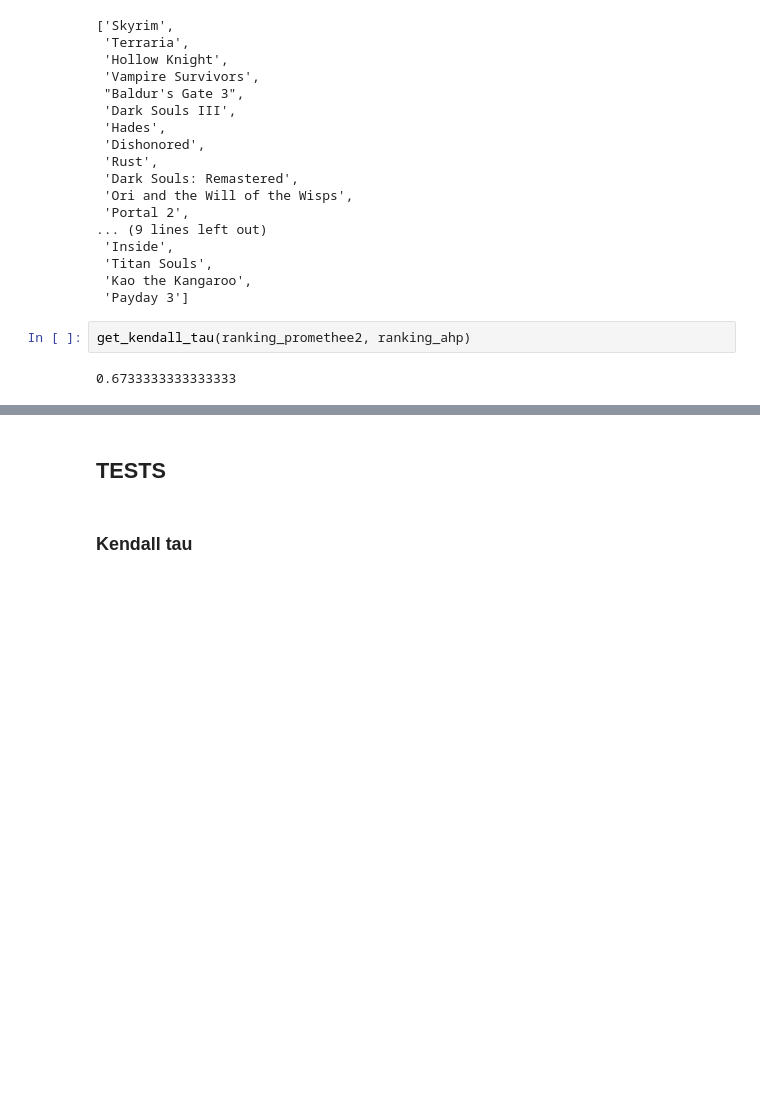
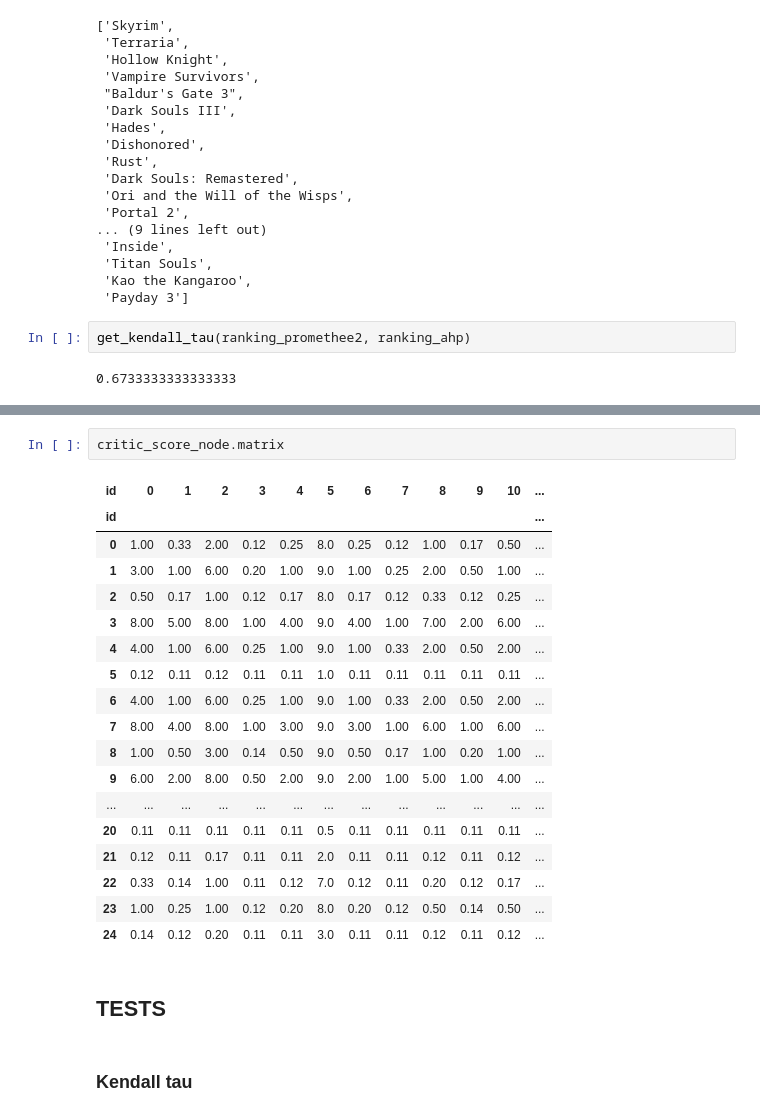
Before and after one commit to MatTheTab/Decision_Analysis, a Jupyter notebook: Project_2/Decision_Analysis_Project_2.ipynb, the cells around one changed output, grey strips where cells are left out. Drawn from its saved outputs; the diff is of its cells as text; blank space fills up the shorter version.

Commit message:
Add example matrix comparison

```diff
--- a/Project_2/Decision_Analysis_Project_2.ipynb
+++ b/Project_2/Decision_Analysis_Project_2.ipynb
@@ -836,3 +856,24 @@ get_kendall_tau(ranking_promethee2, ranking_ahp)
+# %%
+critic_score_node.matrix
+# %% [output]
+| id | 0 | 1 | 2 | 3 | 4 | 5 | 6 | 7 | 8 | 9 | 10 | ... |
+| id |  |  |  |  |  |  |  |  |  |  |  | ... |
+| 0 | 1.00 | 0.33 | 2.00 | 0.12 | 0.25 | 8.0 | 0.25 | 0.12 | 1.00 | 0.17 | 0.50 | ... |
+| 1 | 3.00 | 1.00 | 6.00 | 0.20 | 1.00 | 9.0 | 1.00 | 0.25 | 2.00 | 0.50 | 1.00 | ... |
+| 2 | 0.50 | 0.17 | 1.00 | 0.12 | 0.17 | 8.0 | 0.17 | 0.12 | 0.33 | 0.12 | 0.25 | ... |
+| 3 | 8.00 | 5.00 | 8.00 | 1.00 | 4.00 | 9.0 | 4.00 | 1.00 | 7.00 | 2.00 | 6.00 | ... |
+| 4 | 4.00 | 1.00 | 6.00 | 0.25 | 1.00 | 9.0 | 1.00 | 0.33 | 2.00 | 0.50 | 2.00 | ... |
+| 5 | 0.12 | 0.11 | 0.12 | 0.11 | 0.11 | 1.0 | 0.11 | 0.11 | 0.11 | 0.11 | 0.11 | ... |
+| 6 | 4.00 | 1.00 | 6.00 | 0.25 | 1.00 | 9.0 | 1.00 | 0.33 | 2.00 | 0.50 | 2.00 | ... |
+| 7 | 8.00 | 4.00 | 8.00 | 1.00 | 3.00 | 9.0 | 3.00 | 1.00 | 6.00 | 1.00 | 6.00 | ... |
+| 8 | 1.00 | 0.50 | 3.00 | 0.14 | 0.50 | 9.0 | 0.50 | 0.17 | 1.00 | 0.20 | 1.00 | ... |
+| 9 | 6.00 | 2.00 | 8.00 | 0.50 | 2.00 | 9.0 | 2.00 | 1.00 | 5.00 | 1.00 | 4.00 | ... |
+| ... | ... | ... | ... | ... | ... | ... | ... | ... | ... | ... | ... | ... |
+| 20 | 0.11 | 0.11 | 0.11 | 0.11 | 0.11 | 0.5 | 0.11 | 0.11 | 0.11 | 0.11 | 0.11 | ... |
+| 21 | 0.12 | 0.11 | 0.17 | 0.11 | 0.11 | 2.0 | 0.11 | 0.11 | 0.12 | 0.11 | 0.12 | ... |
+| 22 | 0.33 | 0.14 | 1.00 | 0.11 | 0.12 | 7.0 | 0.12 | 0.11 | 0.20 | 0.12 | 0.17 | ... |
+| 23 | 1.00 | 0.25 | 1.00 | 0.12 | 0.20 | 8.0 | 0.20 | 0.12 | 0.50 | 0.14 | 0.50 | ... |
+| 24 | 0.14 | 0.12 | 0.20 | 0.11 | 0.11 | 3.0 | 0.11 | 0.11 | 0.12 | 0.11 | 0.12 | ... |
 # %% [markdown]
 ## TESTS
 # %% [markdown]
```
Also changed, not shown: parts of 1 cell of this notebook.
